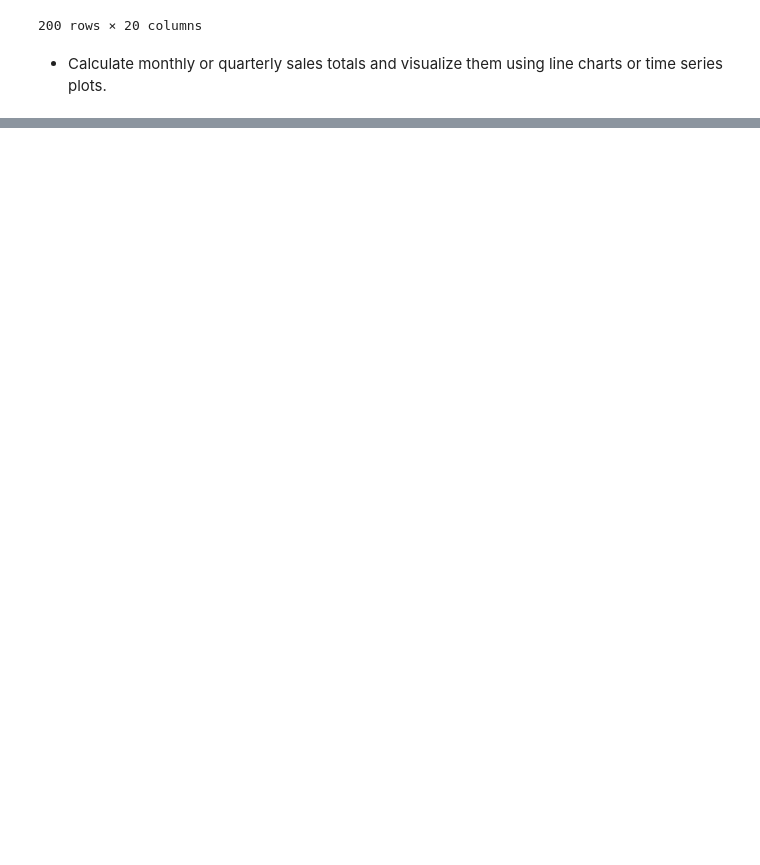
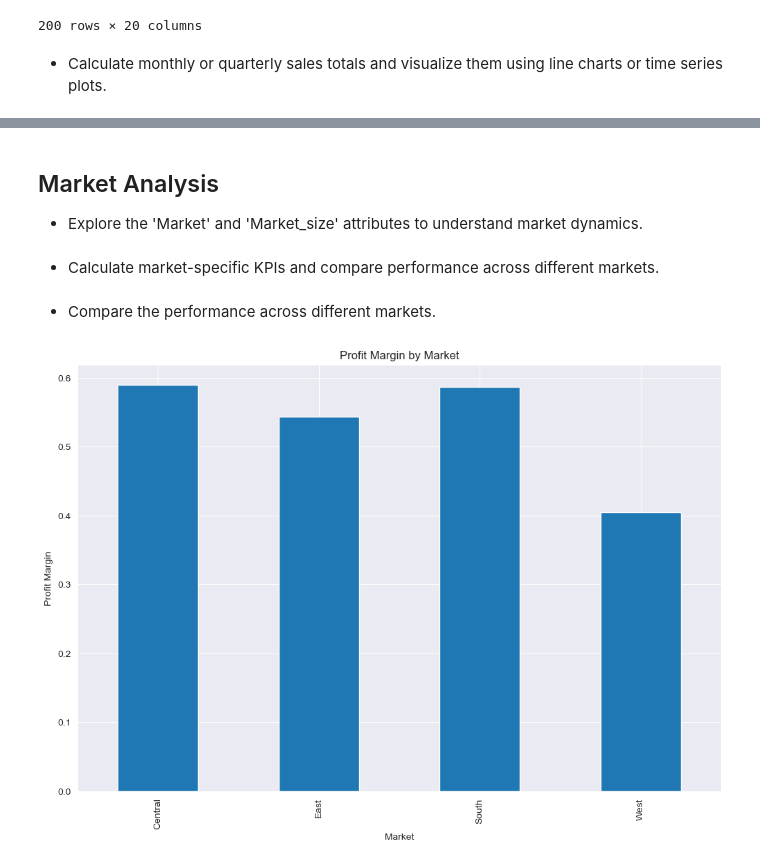
Before and after one commit to noeyislearning/coffee-chain-sales, a Jupyter notebook: generate_report_v1.ipynb, the cells around one changed output, grey strips where cells are left out. Saved outputs shown, nothing was run; the diff lists cells and outputs as text; code cells hidden in the pictures; blank space fills up the shorter version.

```diff
--- a/generate_report_v1.ipynb
+++ b/generate_report_v1.ipynb
@@ -261,0 +261,12 @@ plt.show()
+# %%
+# Calculate the profit margin
+ds['Profit Margin'] = (ds['Sales'] - ds['Cogs']) / ds['Sales']
+
+# Calculate the sales growth
+ds['Sales Growth'] = ds['Sales'].pct_change()
+
+# Calculate the cost of goods sold ('Cogs')
+ds['Cogs'] = ds['Sales'] - ds['Profit Margin']
+
+# Display the dataframe (Only display the 'Profit Margin', 'Sales Growth', and 'Cogs' columns)
+ds[['Profit Margin', 'Sales Growth', 'Cogs']].head(200)
@@ -261,0 +290,12 @@ plt.show()
+# %%
+# Calculate the actual profit
+ds['Actual Profit'] = ds['Sales'] - ds['Cogs']
+
+# Calculate the target profit
+ds['Target Profit'] = ds['Actual Profit'].mean()
+
+# Calculate the difference between actual and target profit
+ds['Profit Variance'] = ds['Actual Profit'] - ds['Target Profit']
+
+# Display the dataframe (Only display the 'Actual Profit', 'Target Profit', and 'Profit Variance' columns)
+ds[['Actual Profit', 'Target Profit', 'Profit Variance']].head(200)
@@ -261,0 +317,4 @@ plt.show()
+# %% [markdown]
+## Market Analysis
+
+- Explore the 'Market' and 'Market_size' attributes to understand market dynamics.
@@ -261,0 +327,18 @@ plt.show()
+# %% [markdown]
+- Calculate market-specific KPIs and compare performance across different markets.
+# %%
+# Calculate the market-specific KPIs, group the data by 'Market', then apply the KPI calculation functions within each group
+market_profit_margin = ds.groupby('Market')['Profit Margin'].mean()
+
+# Calculate the market-specific KPIs, group the data by 'Market_size', then apply the KPI calculation functions within each group
+market_size_profit_margin = ds.groupby('Market_size')['Profit Margin'].mean()
+# %% [markdown]
+- Compare the performance across different markets.
+# %%
+# Plot the profit margin for each market
+market_profit_margin.plot(kind='bar', figsize=(12, 8), xlabel='Market', ylabel='Profit Margin', title='Profit Margin by Market')
+
+# Show the plot
+plt.show()
+# %% [output]
+[figure, added]
```
Also changed, not shown: parts of 19 cells of this notebook.
